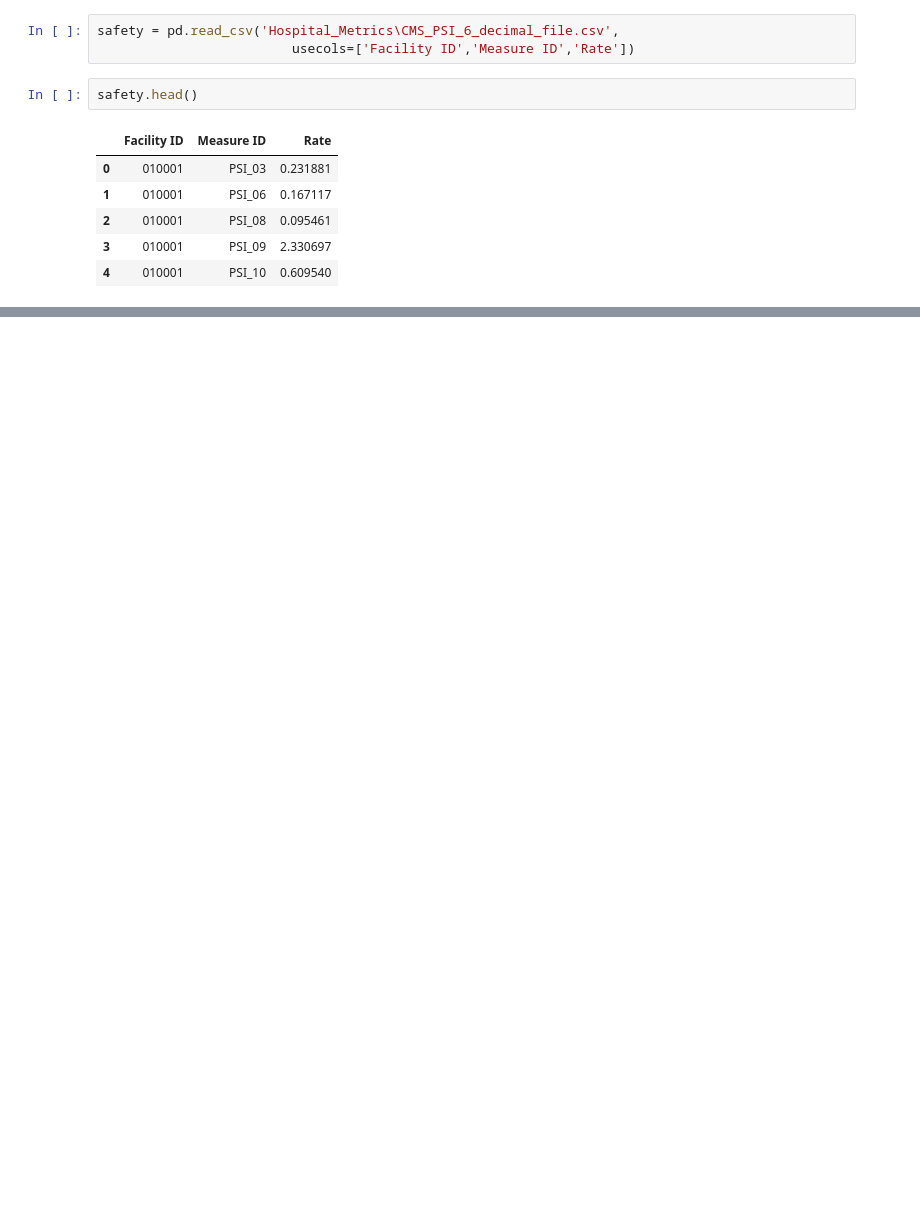
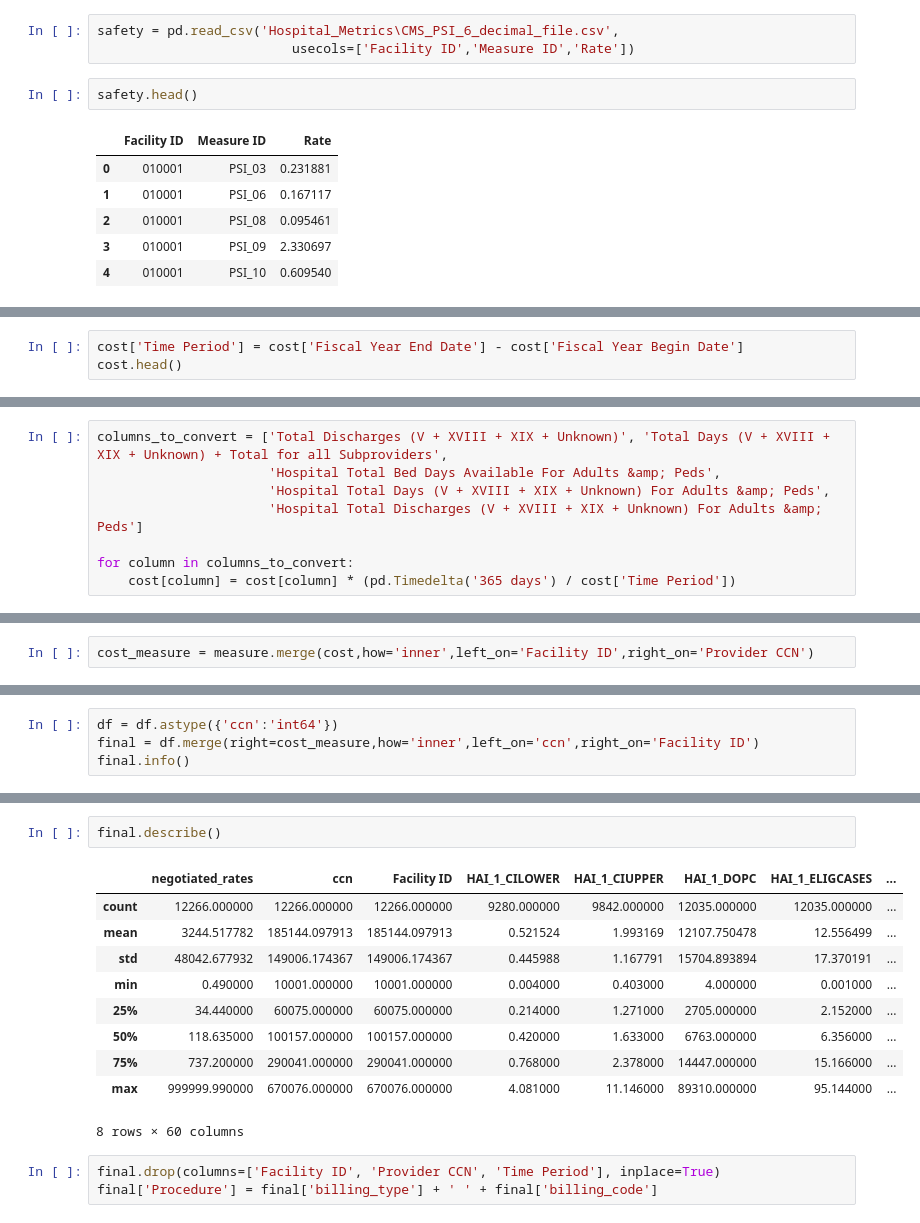
Before and after one commit to tennisvs/Springboard, a Jupyter notebook: Capstone/Capstone_Part_5_EDA.ipynb, the cells around one changed output, grey strips where cells are left out. Cells and saved outputs as stored; diff of their text form; blank space fills up the shorter version.

```diff
--- a/Capstone/Capstone_Part_5_EDA.ipynb
+++ b/Capstone/Capstone_Part_5_EDA.ipynb
@@ -275,0 +399,3 @@ saf_piv.head()
+# %%
+cost['Time Period'] = cost['Fiscal Year End Date'] - cost['Fiscal Year Begin Date']
+cost.head()
@@ -275,0 +409,8 @@ saf_piv.head()
+# %%
+columns_to_convert = ['Total Discharges (V + XVIII + XIX + Unknown)', 'Total Days (V + XVIII + XIX + Unknown) + Total for all Subproviders',
+                      'Hospital Total Bed Days Available For Adults &amp; Peds',
+                      'Hospital Total Days (V + XVIII + XIX + Unknown) For Adults &amp; Peds',
+                      'Hospital Total Discharges (V + XVIII + XIX + Unknown) For Adults &amp; Peds']
+
+for column in columns_to_convert:
+    cost[column] = cost[column] * (pd.Timedelta('365 days') / cost['Time Period'])
@@ -275,0 +426,2 @@ saf_piv.head()
+# %%
+cost_measure = measure.merge(cost,how='inner',left_on='Facility ID',right_on='Provider CCN')
@@ -275,0 +452,4 @@ saf_piv.head()
+# %%
+df = df.astype({'ccn':'int64'})
+final = df.merge(right=cost_measure,how='inner',left_on='ccn',right_on='Facility ID')
+final.info()
@@ -275,0 +474,16 @@ saf_piv.head()
+# %%
+final.describe()
+# %% [output]
+|  | negotiated_rates | ccn | Facility ID | HAI_1_CILOWER | HAI_1_CIUPPER | HAI_1_DOPC | HAI_1_ELIGCASES | ... |
+| count | 12266.000000 | 12266.000000 | 12266.000000 | 9280.000000 | 9842.000000 | 12035.000000 | 12035.000000 | ... |
+| mean | 3244.517782 | 185144.097913 | 185144.097913 | 0.521524 | 1.993169 | 12107.750478 | 12.556499 | ... |
+| std | 48042.677932 | 149006.174367 | 149006.174367 | 0.445988 | 1.167791 | 15704.893894 | 17.370191 | ... |
+| min | 0.490000 | 10001.000000 | 10001.000000 | 0.004000 | 0.403000 | 4.000000 | 0.001000 | ... |
+| 25% | 34.440000 | 60075.000000 | 60075.000000 | 0.214000 | 1.271000 | 2705.000000 | 2.152000 | ... |
+| 50% | 118.635000 | 100157.000000 | 100157.000000 | 0.420000 | 1.633000 | 6763.000000 | 6.356000 | ... |
+| 75% | 737.200000 | 290041.000000 | 290041.000000 | 0.768000 | 2.378000 | 14447.000000 | 15.166000 | ... |
+| max | 999999.990000 | 670076.000000 | 670076.000000 | 4.081000 | 11.146000 | 89310.000000 | 95.144000 | ... |
+8 rows × 60 columns
+# %%
+final.drop(columns=['Facility ID', 'Provider CCN', 'Time Period'], inplace=True)
+final['Procedure'] = final['billing_type'] + ' ' + final['billing_code']
```
Also changed, not shown: parts of 23 cells of this notebook, 1 other file.
